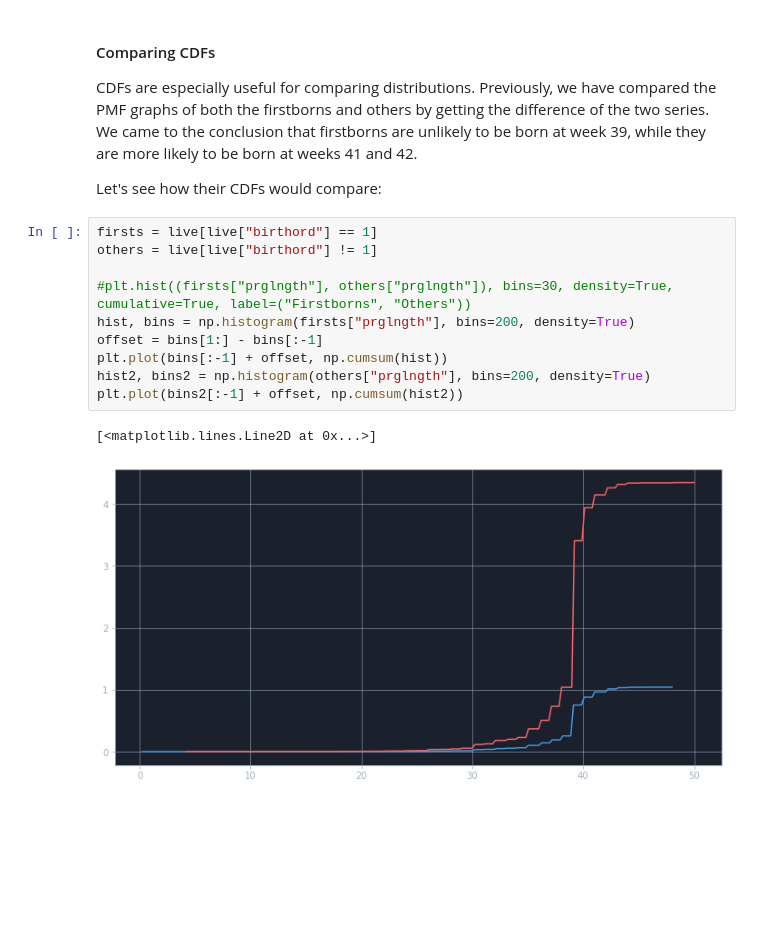
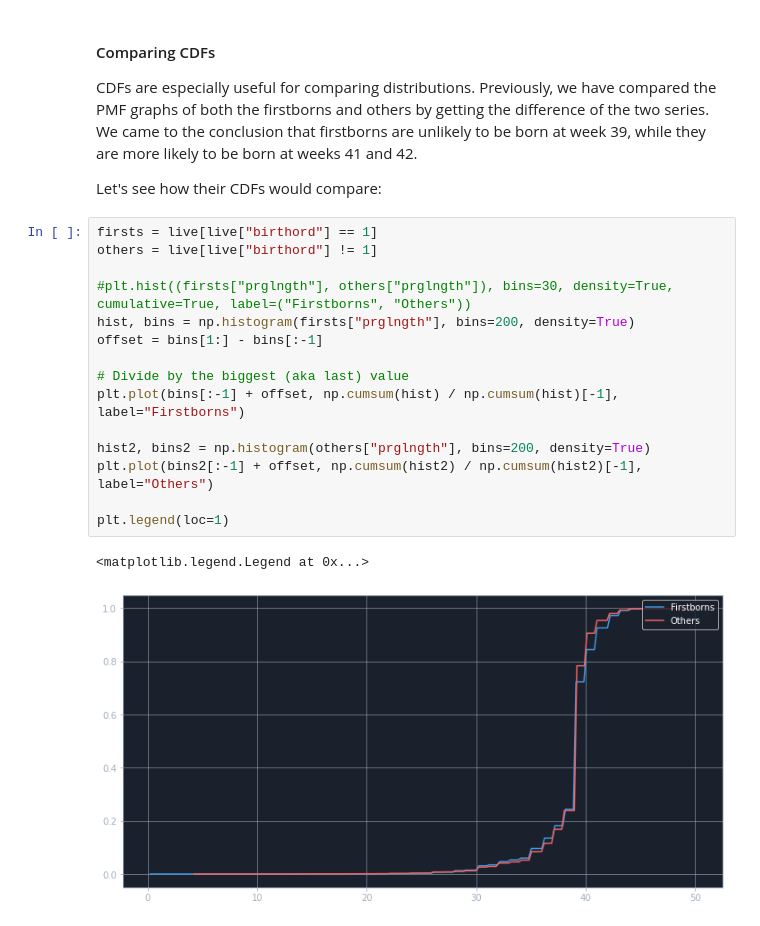
Before and after one commit to Devwulf/road-to-data-science, a Jupyter notebook: statistics/04 - Cumulative Distribution Functions.ipynb, the cells around one changed output. Drawn from its saved outputs; the diff is of its cells as text; blank space fills up the shorter version.

```diff
--- a/statistics/04 - Cumulative Distribution Functions.ipynb
+++ b/statistics/04 - Cumulative Distribution Functions.ipynb
@@ -150,13 +150,18 @@ Let's see how their CDFs would compare:
 # %%
 firsts = live[live["birthord"] == 1]
 others = live[live["birthord"] != 1]
 
 #plt.hist((firsts["prglngth"], others["prglngth"]), bins=30, density=True, cumulative=True, label=("Firstborns", "Others"))
 hist, bins = np.histogram(firsts["prglngth"], bins=200, density=True)
 offset = bins[1:] - bins[:-1]
-plt.plot(bins[:-1] + offset, np.cumsum(hist))
+
+# Divide by the biggest (aka last) value
+plt.plot(bins[:-1] + offset, np.cumsum(hist) / np.cumsum(hist)[-1], label="Firstborns")
+
 hist2, bins2 = np.histogram(others["prglngth"], bins=200, density=True)
-plt.plot(bins2[:-1] + offset, np.cumsum(hist2))
+plt.plot(bins2[:-1] + offset, np.cumsum(hist2) / np.cumsum(hist2)[-1], label="Others")
+
+plt.legend(loc=1)
 # %% [output]
-[<matplotlib.lines.Line2D at 0x...>]
+<matplotlib.legend.Legend at 0x...>
-[figure, old version]
+[figure, new version]
```
Also changed, not shown: parts of 12 cells of this notebook.
